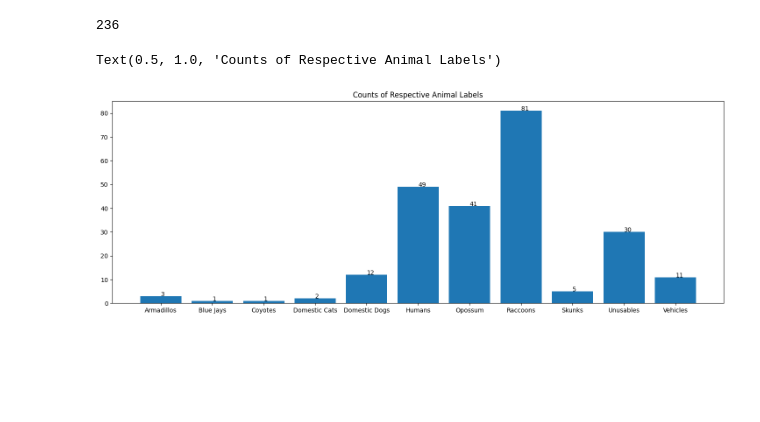
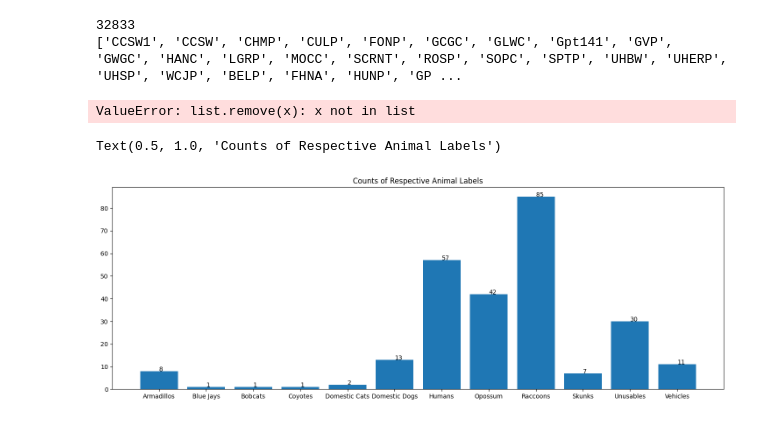
Before and after one commit to rileystuartmyers/Houston-Ecology-Model, a Jupyter notebook: Preprocessing/MetadataPreprocessing.ipynb, the cells around one changed output. Saved outputs shown, nothing was run; the diff lists cells and outputs as text; code cells hidden in the pictures; blank space fills up the shorter version.

```diff
--- a/Preprocessing/MetadataPreprocessing.ipynb
+++ b/Preprocessing/MetadataPreprocessing.ipynb
@@ -50,10 +37,38 @@ J:\BIGdatasets\HLH Transect Photos-20250522T000805Z-1-002\HLH Transect Photos\Ur
 # %%
-subpath = r"J:\BIGdatasets\Sorted Pics"
+subpath = r"E:\Big Datasets\HLH"
 
 total = sum(len(files) for subdir, dirs, files in os.walk(subpath))
 print(total)
+
+sitenames = []
+
+for subdir, dirs, files in os.walk(subpath):
+
+    for file in files:
+
+        filepath = os.path.join(subdir, file)
+
+        dirname = os.path.dirname(filepath)
+
+        basename = os.path.basename(dirname)
+
+        basename = basename.replace('-',' ')
+        basename = basename.replace('_', ' ')
+
+        sitename = (basename.split())[0]
+
+        if (not sitenames.__contains__(sitename)):
+
+            sitenames.append(sitename)
+
+        #print(basename)
+        #print(filepath)
+        #print(sitename)
+
+print(sitenames)
 # %% [output]
-236
+32833
+['CCSW1', 'CCSW', 'CHMP', 'CULP', 'FONP', 'GCGC', 'GLWC', 'Gpt141', 'GVP', 'GWGC', 'HANC', 'LGRP', 'MOCC', 'SCRNT', 'ROSP', 'SOPC', 'SPTP', 'UHBW', 'UHERP', 'UHSP', 'WCJP', 'BELP', 'FHNA', 'HUNP', 'GP ...
 # %%
 sorted_parent = r"J:\BIGdatasets\Sorted Pics"
 
@@ -73,6 +88,9 @@ for i, x in enumerate(labels):
 labels.remove('')
 values.remove(values[0])
 
+#values as of 7/16/2025
+values = [8, 1, 1, 1, 2, 13, 57, 42, 85, 7, 30, 11]
+
 plt.figure(figsize=(18, 6))
 plt.bar(labels, values, width = 0.8)
 
@@ -82,5 +100,33 @@ for i in range(len(labels)):
 
 plt.title("Counts of Respective Animal Labels")
 # %% [output]
-Text(0.5, 1.0, 'Counts of Respective Animal Labels')
+ValueError: list.remove(x): x not in list
-[figure, removed]
+# %%
+labels = []
+values = []
+
+for root, dirs, files in os.walk(sorted_parent):
+
+    labels.append(root)
+    values.append(len(files))
+
+
+for i, x in enumerate(labels):
+
+    labels[i] = labels[i][27:]
+
+
+labels.remove('')
+values.remove(values[0])
+
+plt.figure(figsize=(18, 6))
+plt.bar(labels, values, width = 0.8)
+
+for i in range(len(labels)):
+
+    plt.text(i, values[i], values[i])
+
+plt.title("Counts of Respective Animal Labels")
+# %% [output]
+Text(0.5, 1.0, 'Counts of Respective Animal Labels')
+[figure, added]
```
Also changed, not shown: parts of 1 cell of this notebook.
